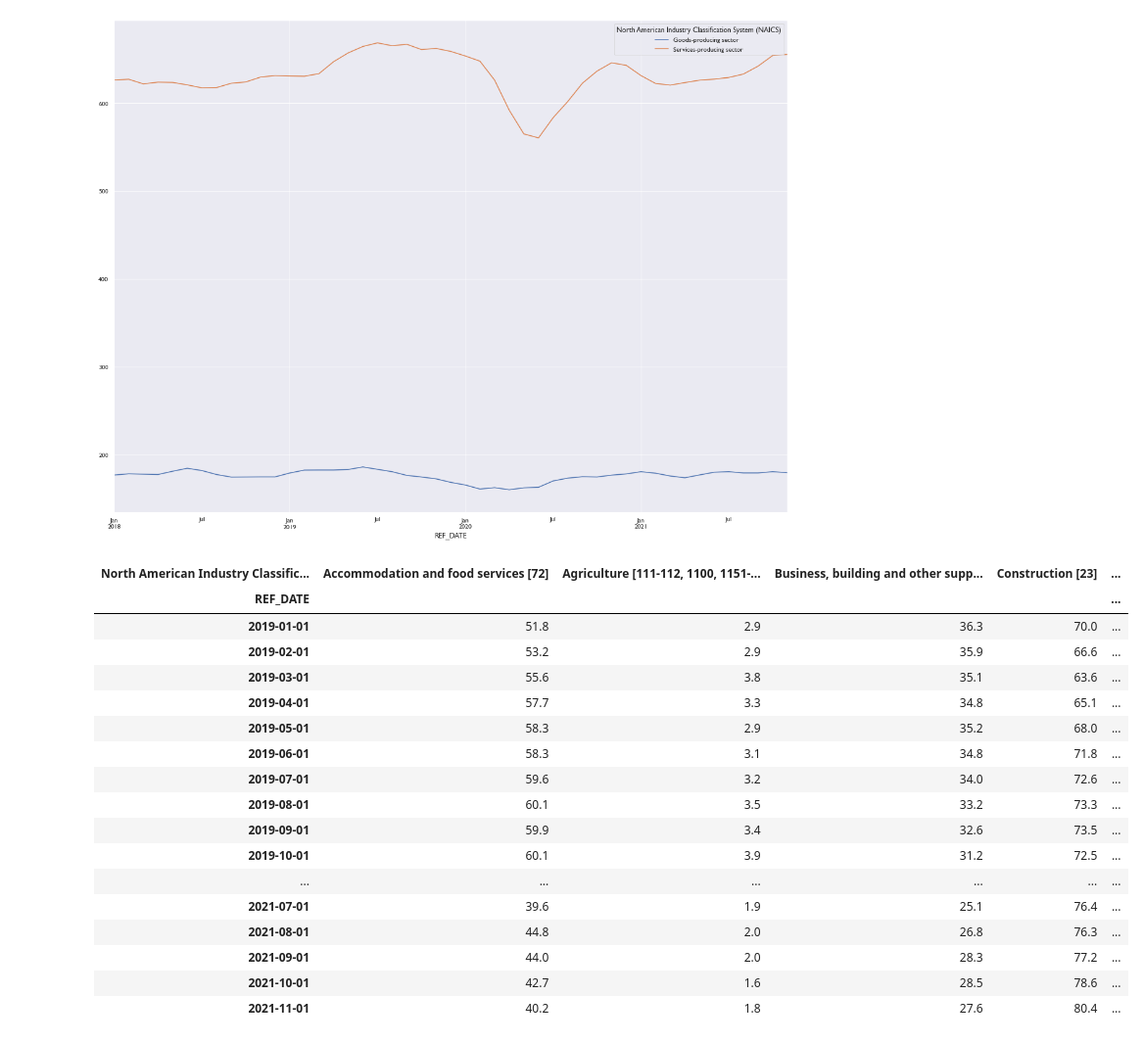
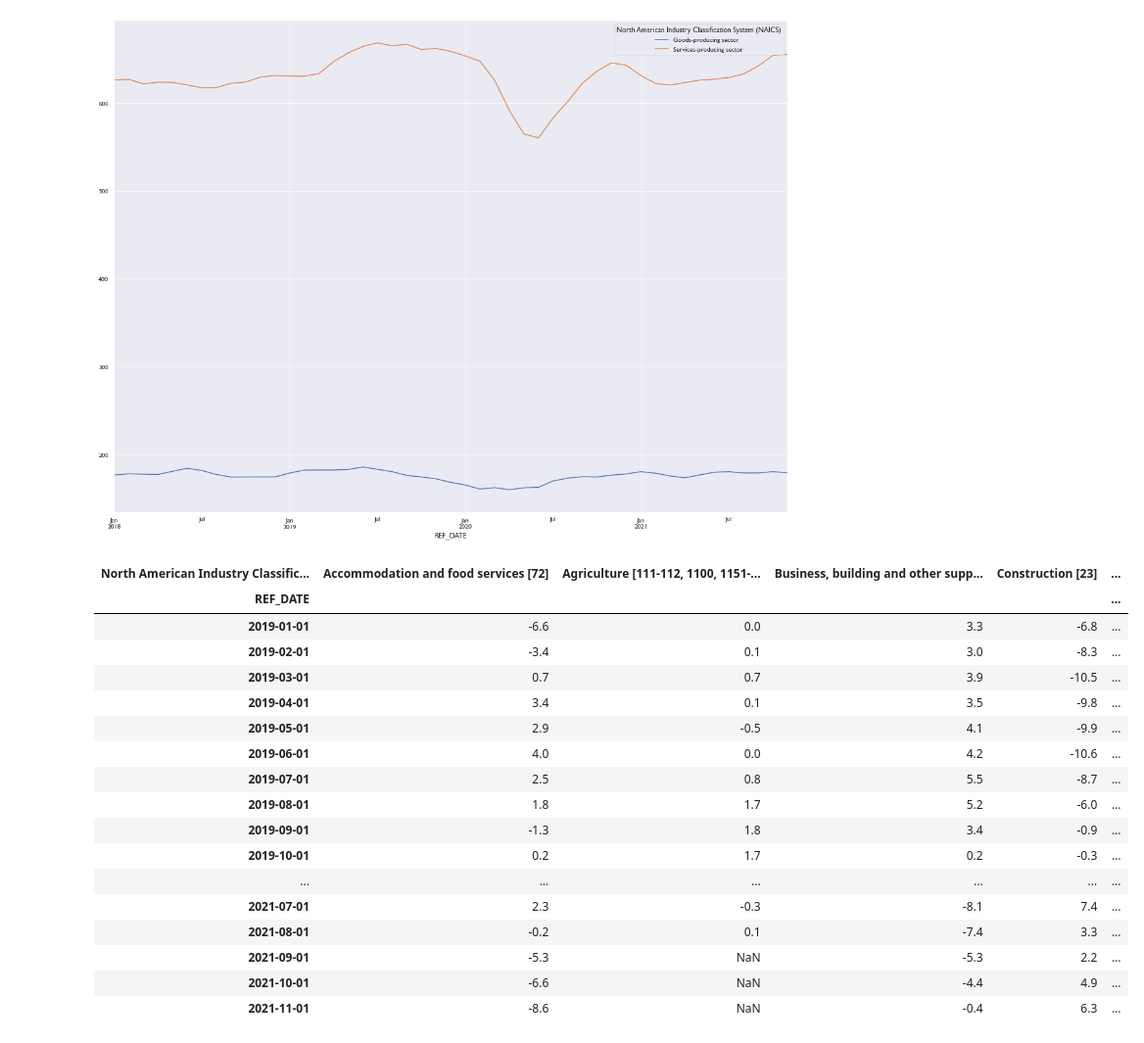
Before and after one commit to doublebigmak/housing_stats, a Jupyter notebook: cal_industry.ipynb, the cells around one changed output. Shown at 98% size. Saved outputs shown, nothing was run; the diff lists cells and outputs as text; code cells hidden in the pictures.

Commit message:
fixes to stat can tables

```diff
--- a/cal_industry.ipynb
+++ b/cal_industry.ipynb
@@ -159,23 +158,23 @@ cal_pivot_3ma['2018':][['Goods-producing sector','Services-producing sector']].p
 <AxesSubplot:xlabel='REF_DATE'>
 [figure]
 # %%
-cal_pivot_3ma['2019':]
+cal_pivot_3ma.diff(12)['2019':]
 # %% [output]
 | North American Industry Classific... | Accommodation and food services [72] | Agriculture [111-112, 1100, 1151-... | Business, building and other supp... | Construction [23] | ... |
 | REF_DATE |  |  |  |  | ... |
-| 2019-01-01 | 51.8 | 2.9 | 36.3 | 70.0 | ... |
-| 2019-02-01 | 53.2 | 2.9 | 35.9 | 66.6 | ... |
-| 2019-03-01 | 55.6 | 3.8 | 35.1 | 63.6 | ... |
-| 2019-04-01 | 57.7 | 3.3 | 34.8 | 65.1 | ... |
-| 2019-05-01 | 58.3 | 2.9 | 35.2 | 68.0 | ... |
-| 2019-06-01 | 58.3 | 3.1 | 34.8 | 71.8 | ... |
-| 2019-07-01 | 59.6 | 3.2 | 34.0 | 72.6 | ... |
-| 2019-08-01 | 60.1 | 3.5 | 33.2 | 73.3 | ... |
-| 2019-09-01 | 59.9 | 3.4 | 32.6 | 73.5 | ... |
-| 2019-10-01 | 60.1 | 3.9 | 31.2 | 72.5 | ... |
+| 2019-01-01 | -6.6 | 0.0 | 3.3 | -6.8 | ... |
+| 2019-02-01 | -3.4 | 0.1 | 3.0 | -8.3 | ... |
+| 2019-03-01 | 0.7 | 0.7 | 3.9 | -10.5 | ... |
+| 2019-04-01 | 3.4 | 0.1 | 3.5 | -9.8 | ... |
+| 2019-05-01 | 2.9 | -0.5 | 4.1 | -9.9 | ... |
+| 2019-06-01 | 4.0 | 0.0 | 4.2 | -10.6 | ... |
+| 2019-07-01 | 2.5 | 0.8 | 5.5 | -8.7 | ... |
+| 2019-08-01 | 1.8 | 1.7 | 5.2 | -6.0 | ... |
+| 2019-09-01 | -1.3 | 1.8 | 3.4 | -0.9 | ... |
+| 2019-10-01 | 0.2 | 1.7 | 0.2 | -0.3 | ... |
 | ... | ... | ... | ... | ... | ... |
-| 2021-07-01 | 39.6 | 1.9 | 25.1 | 76.4 | ... |
-| 2021-08-01 | 44.8 | 2.0 | 26.8 | 76.3 | ... |
-| 2021-09-01 | 44.0 | 2.0 | 28.3 | 77.2 | ... |
-| 2021-10-01 | 42.7 | 1.6 | 28.5 | 78.6 | ... |
-| 2021-11-01 | 40.2 | 1.8 | 27.6 | 80.4 | ... |
+| 2021-07-01 | 2.3 | -0.3 | -8.1 | 7.4 | ... |
+| 2021-08-01 | -0.2 | 0.1 | -7.4 | 3.3 | ... |
+| 2021-09-01 | -5.3 | NaN | -5.3 | 2.2 | ... |
+| 2021-10-01 | -6.6 | NaN | -4.4 | 4.9 | ... |
+| 2021-11-01 | -8.6 | NaN | -0.4 | 6.3 | ... |
```
Also changed, not shown: parts of 6 cells of this notebook, 8 other files.
